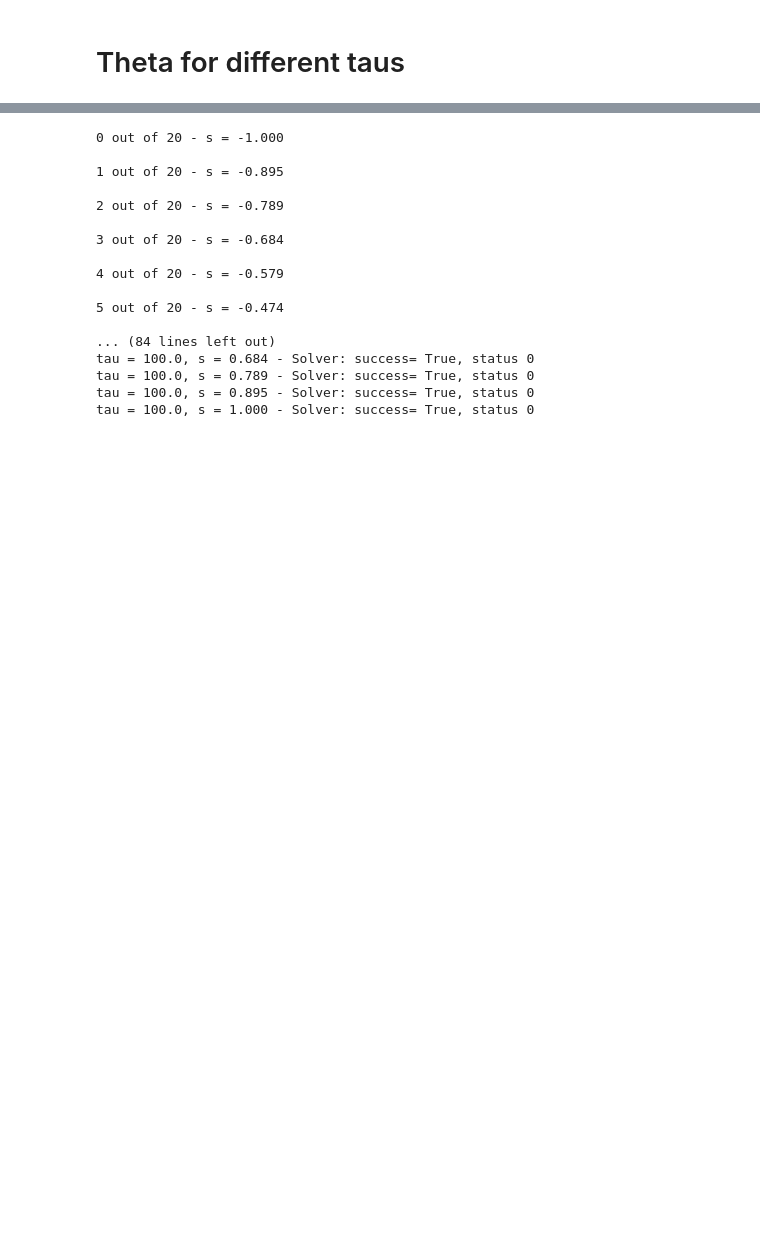
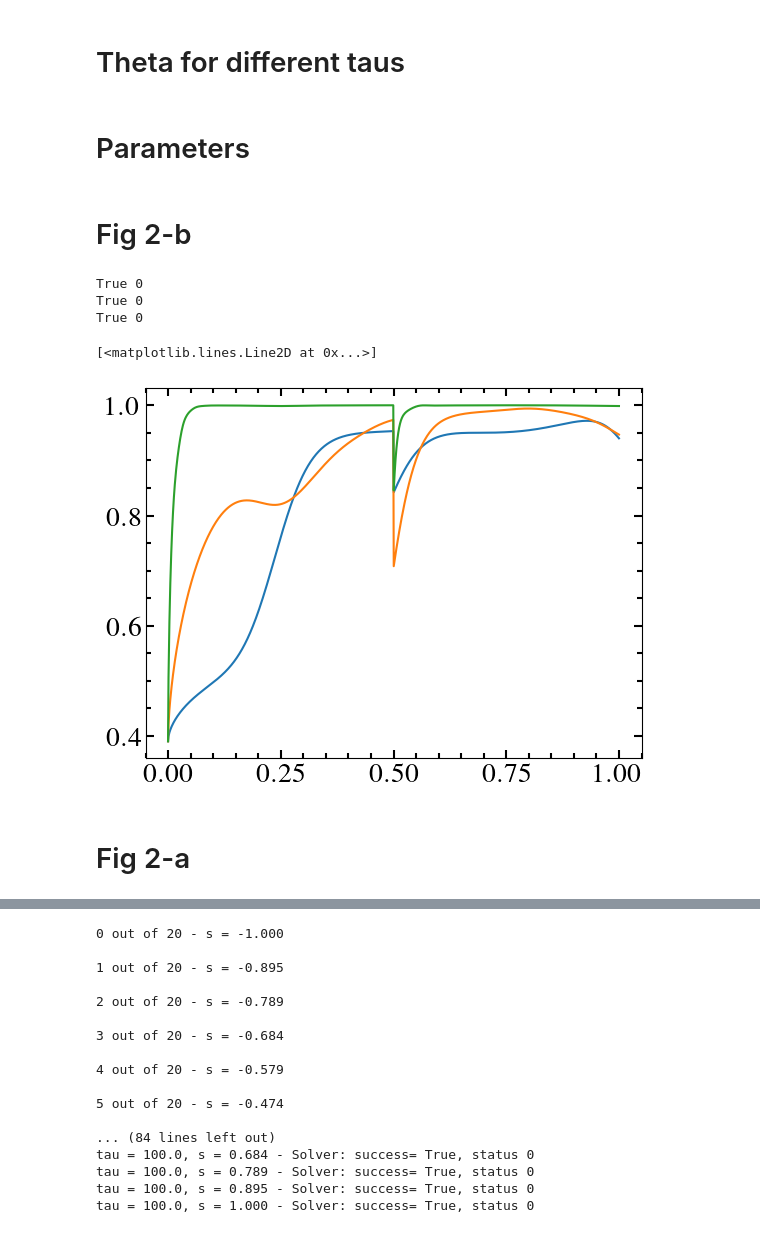
Before and after one commit to PauloJPS/2024-large-deviation-full-counting-statistics-in-adiabatic-open-quantum-dynamics, a Jupyter notebook: Codes/Adiabaticity_against_Quench.ipynb, the cells around one changed output, grey strips where cells are left out. Drawn from its saved outputs; the diff is of its cells as text; code cells hidden in the pictures; blank space fills up the shorter version.

```diff
--- a/Codes/Adiabaticity_against_Quench.ipynb
+++ b/Codes/Adiabaticity_against_Quench.ipynb
@@ -287,7 +273,7 @@ args  = {"s":s,
 ## Fig a)
 ##
 
-def get_Fidelity_tau(rho0, H, Lm, tlist, taulist=[1, 10, 100]):
+def get_Fidelity_tau(rho0, H, Lm, taulist=[1, 10, 100]):
     Fidelity_list = []
     Tlist_list = []
     rho0_int = np.array(rho0,dtype=np.complex_).flatten()
@@ -306,7 +292,7 @@ def get_Fidelity_tau(rho0, H, Lm, tlist, taulist=[1, 10, 100]):
                 #method="DOP853",
                 method="DOP853",
                 rtol=1e-12,
-                atol=1e-14)
+                atol=1e-12)
 
         print(sol.success, sol.status)
         e_vals = []
@@ -475,3 +416,5 @@ def get_theta_tau(taulist, s_list, rho0, args):
         Tlist_list.append(tlist)
         thetas.append(aux)
     return Tlist_list, thetas
+# %% [markdown]
+# Parameters
@@ -477,0 +457,23 @@ def get_theta_tau(taulist, s_list, rho0, args):
+# %% [markdown]
+# Fig 2-b
+# %%
+
+tau = 100
+Nsteps = 1000
+F2b_tlist = np.linspace(0, tau, Nsteps)
+F2b_taulist=[1, 10, 100]
+
+F2b_tlist_list, F2b_fidelity_list = get_Fidelity_tau(rho0, H, Lm, taulist=F2b_taulist)
+# %% [output]
+True 0
+True 0
+True 0
+# %%
+plt.plot(F2b_tlist_list[0]/F2b_tlist_list[0][-1], F2b_fidelity_list[0])
+plt.plot(F2b_tlist_list[1]/F2b_tlist_list[1][-1], F2b_fidelity_list[1])
+plt.plot(F2b_tlist_list[2]/F2b_tlist_list[2][-1], F2b_fidelity_list[2])
+# %% [output]
+[<matplotlib.lines.Line2D at 0x...>]
+[figure, new version]
+# %% [markdown]
+# Fig 2-a
```
Also changed, not shown: parts of 24 cells of this notebook, 12 other files.
